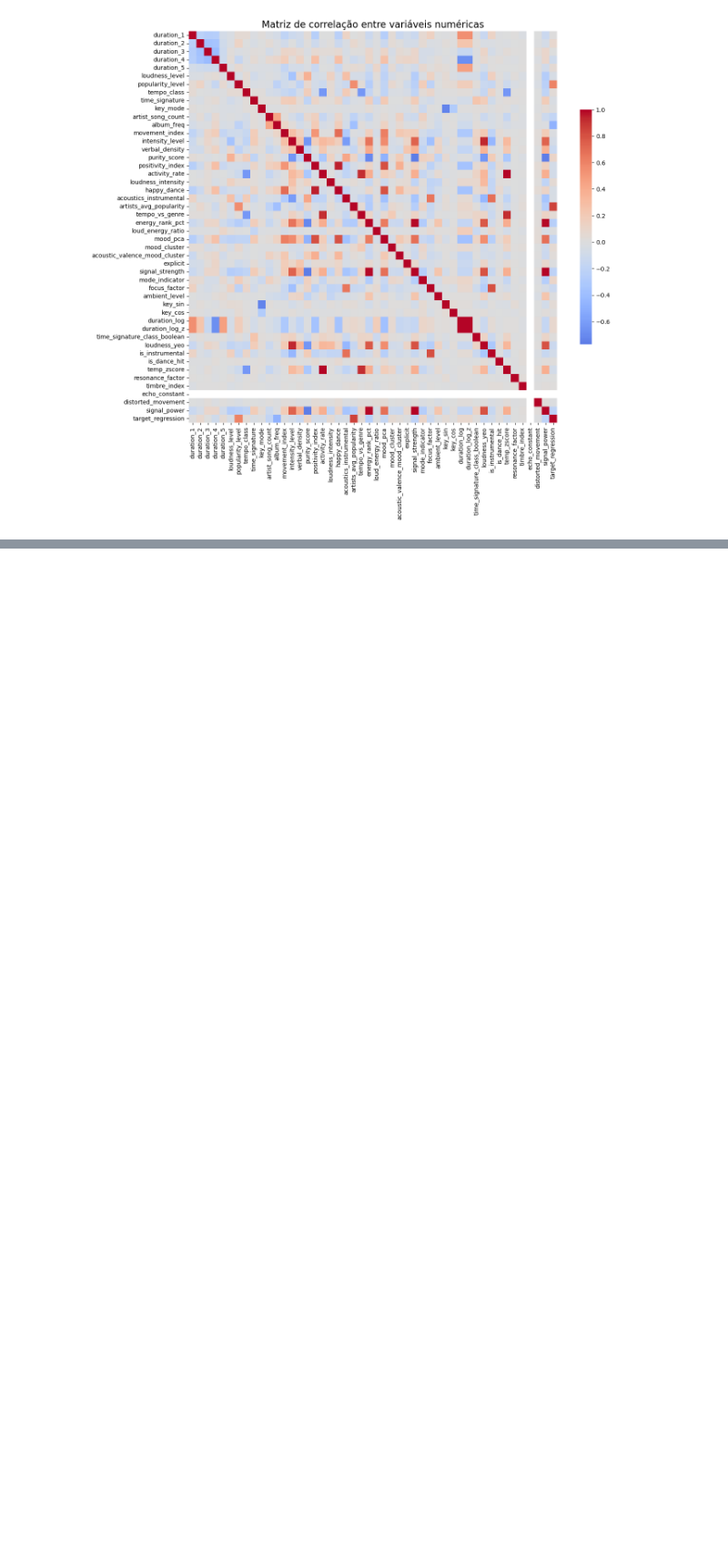
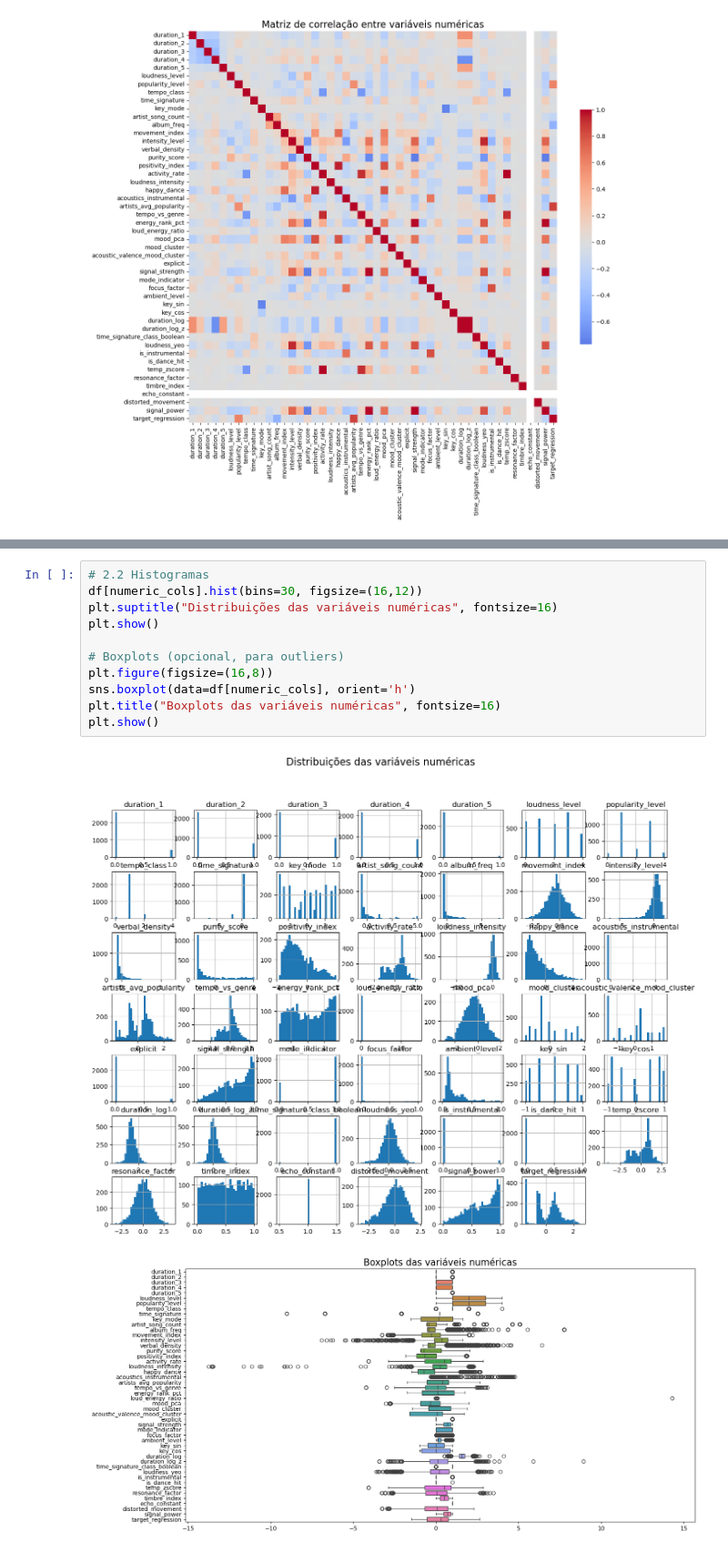
Before and after one commit to GuilhermeMarinho03/APRAU_2025_Step1_Group21, a Jupyter notebook: notebooks/Untitled3.ipynb, the cells around one changed output, grey strips where cells are left out. Shown at 91% size. Cells and saved outputs as stored; diff of their text form; blank space fills up the shorter version.

```diff
--- a/notebooks/Untitled3.ipynb
+++ b/notebooks/Untitled3.ipynb
@@ -64,0 +88,14 @@ plt.show()
+# %%
+# 2.2 Histogramas
+df[numeric_cols].hist(bins=30, figsize=(16,12))
+plt.suptitle("Distribuições das variáveis numéricas", fontsize=16)
+plt.show()
+
+# Boxplots (opcional, para outliers)
+plt.figure(figsize=(16,8))
+sns.boxplot(data=df[numeric_cols], orient='h')
+plt.title("Boxplots das variáveis numéricas", fontsize=16)
+plt.show()
+# %% [output]
+[figure, added]
+[figure, added]
```
Also changed, not shown: parts of 4 cells of this notebook.
